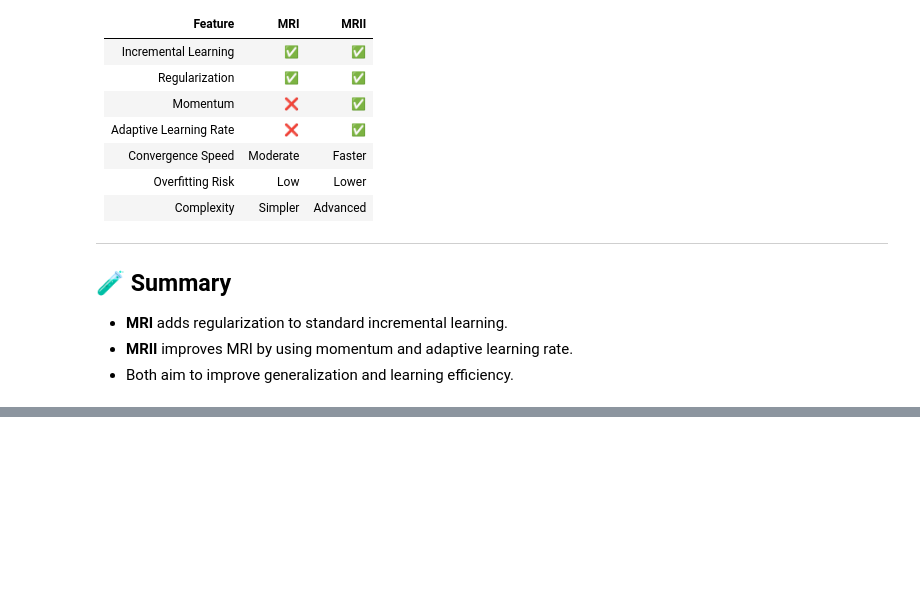
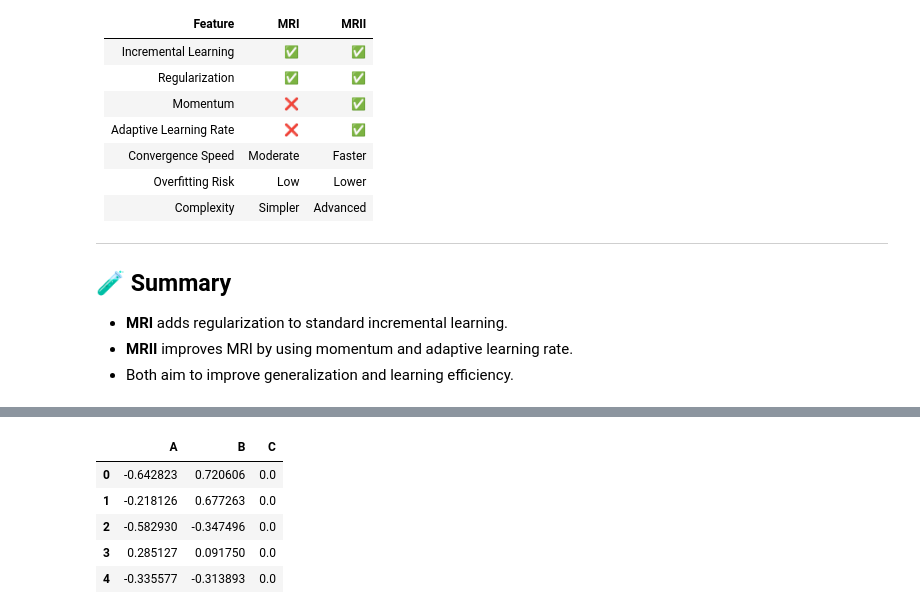
Before and after one commit to mjmousavi97/Deep-Learning-Tehran-uni, a Jupyter notebook: HomeWorks/01 HW/Q3.ipynb, the cells around one changed output, grey strips where cells are left out. Cells and saved outputs as stored; diff of their text form; code cells hidden in the pictures; blank space fills up the shorter version.

```diff
--- a/HomeWorks/01 HW/Q3.ipynb
+++ b/HomeWorks/01 HW/Q3.ipynb
@@ -88,0 +103,9 @@ Where:
+# %%
+df.head(5)
+# %% [output]
+|  | A | B | C |
+| 0 | -0.642823 | 0.720606 | 0.0 |
+| 1 | -0.218126 | 0.677263 | 0.0 |
+| 2 | -0.582930 | -0.347496 | 0.0 |
+| 3 | 0.285127 | 0.091750 | 0.0 |
+| 4 | -0.335577 | -0.313893 | 0.0 |
```
Also changed, not shown: parts of 11 cells of this notebook.
